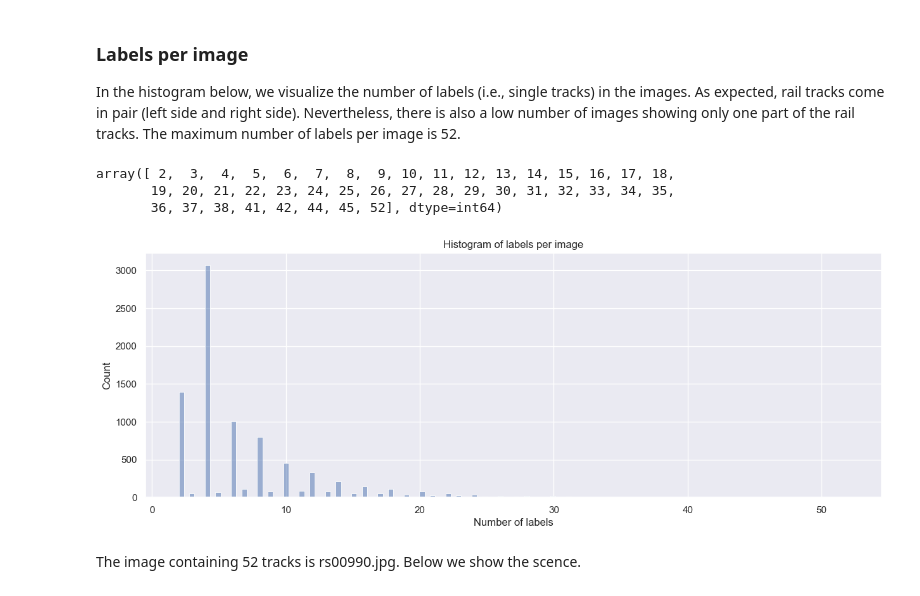
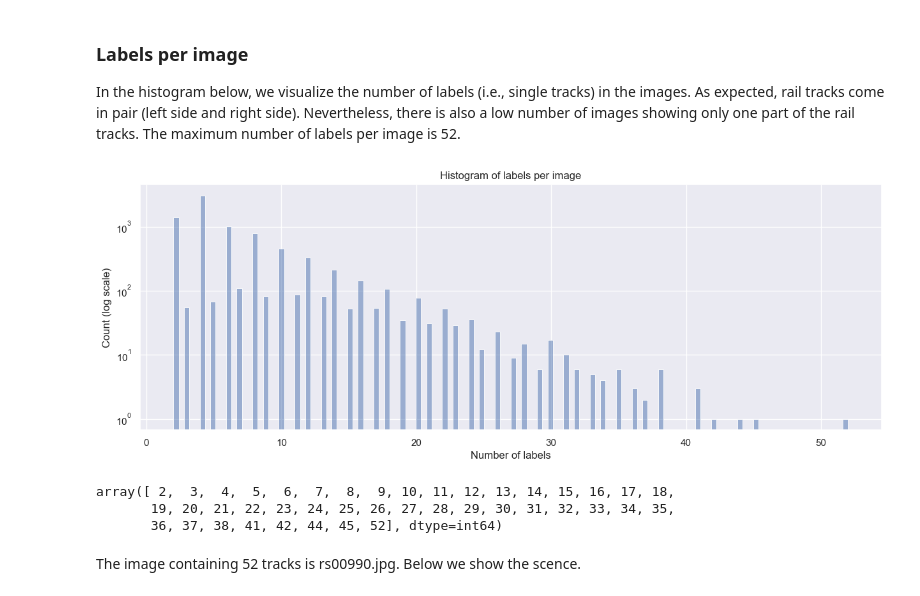
Before and after one commit to clewfirstspockonehanded/rail_detection_preparation, a Jupyter notebook: 02_eda_rs19.ipynb, the cells around one changed output. Cells and saved outputs as stored; diff of their text form; code cells hidden in the pictures.

```diff
--- a/02_eda_rs19.ipynb
+++ b/02_eda_rs19.ipynb
@@ -125,17 +125,22 @@ As expected, rail tracks come in pair (left side and right side). Nevertheless,
 # %%
 sns.set(rc={"figure.figsize": (15, 5)})
 df_classes_count = df.groupby(["path"], as_index=False).agg(
     classes_count=("label_uid", lambda x: x.nunique())
 )
 sns.histplot(df_classes_count, legend=False).set(
     title="Histogram of labels per image", xlabel="Number of labels"
 )
+plt.yscale("log")
+plt.ylabel("Count (log scale)")
+plt.show()
+
+
 df_classes_count["classes_count"].sort_values().unique()
 # %% [output]
+[figure, new version]
 array([ 2,  3,  4,  5,  6,  7,  8,  9, 10, 11, 12, 13, 14, 15, 16, 17, 18,
        19, 20, 21, 22, 23, 24, 25, 26, 27, 28, 29, 30, 31, 32, 33, 34, 35,
        36, 37, 38, 41, 42, 44, 45, 52], dtype=int64)
-[figure, old version]
 # %% [markdown]
 The image containing 52 tracks is rs00990.jpg.
 Below we show the scence.
```
Also changed, not shown: parts of 6 cells of this notebook, 20 other files.
